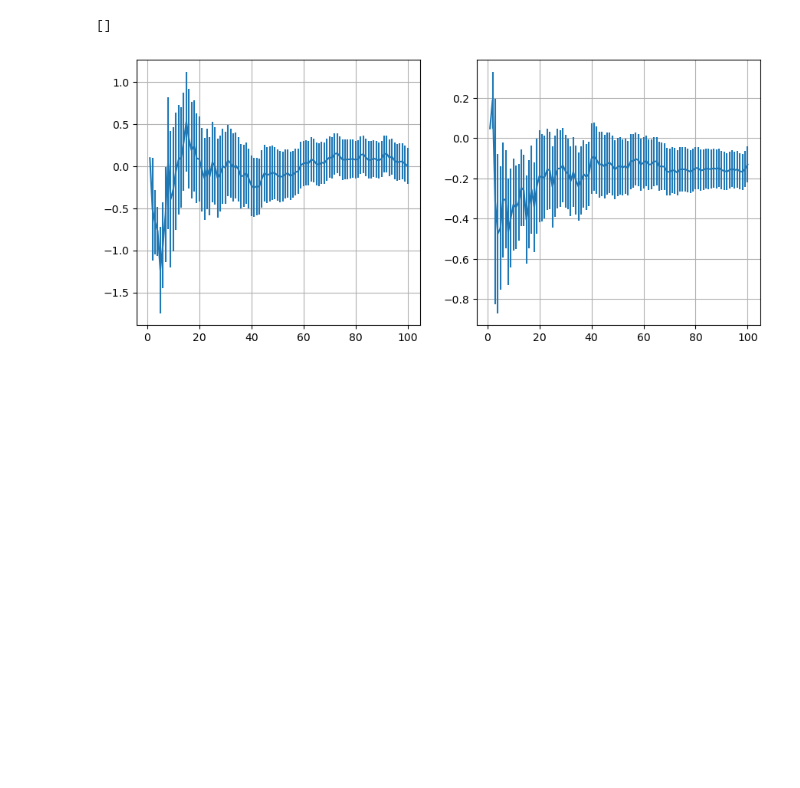
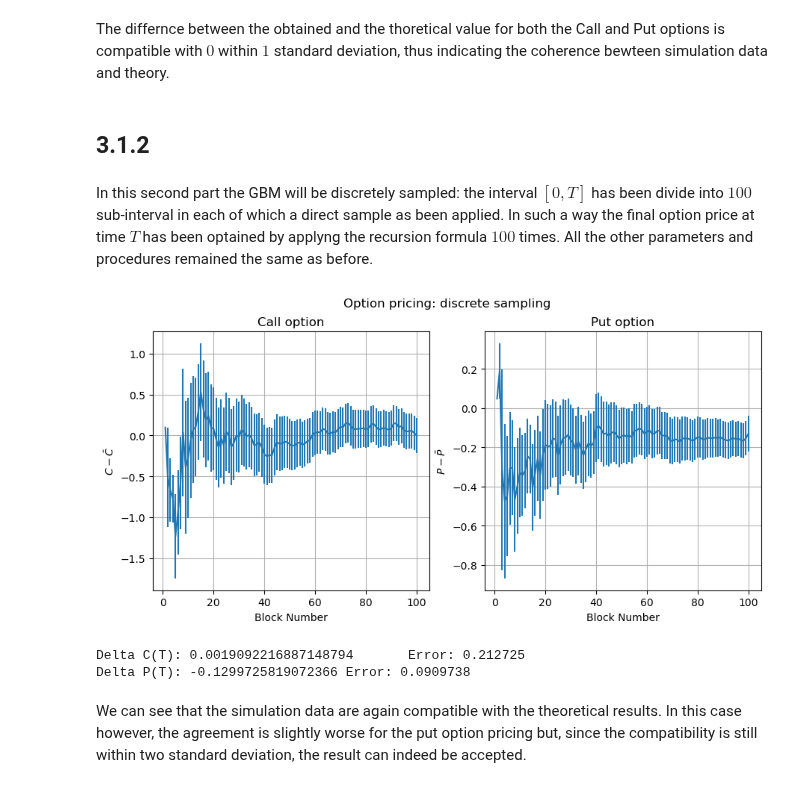
Before and after one commit to YggdrasilUrthr/NSL, a Jupyter notebook: Lab3/Lab3.ipynb, the cells around one changed output. Cells and saved outputs as stored; diff of their text form; code cells hidden in the pictures; blank space fills up the shorter version.

```diff
--- a/Lab3/Lab3.ipynb
+++ b/Lab3/Lab3.ipynb
@@ -23,17 +54,33 @@ plt.plot()
+# %% [markdown]
+The differnce between the obtained and the thoretical value for both the Call and Put options is compatible with $0$ within $1$ standard deviation, thus indicating the coherence bewteen simulation data and theory.
+# %% [markdown]
+## 3.1.2
+# %% [markdown]
+In this second part the GBM will be discretely sampled: the interval $[0, T]$ has been divide into $100$ sub-interval in each of which a direct sample as been applied. In such a way the final option price at time $T$ has been optained by applyng the recursion formula $100$ times. All the other parameters and procedures remained the same as before.
 # %%
 step_data = np.loadtxt(csv_path + "Ex3_1_step.csv", delimiter=',')
 step_data[:,0] = step_data[:,0] - 14.975790778311286
 step_data[:,2] = step_data[:,2] - 5.4595325819072364
 
 fig, axs = plt.subplots(1, 2)
 fig.set_size_inches(10.5, 4.5)
 
 for i in range(0, 4, 2):
 
     axs[int(i / 2)].errorbar(np.arange(1,101,1), step_data[:,i], yerr=step_data[:,i+1])
+    axs[int(i / 2)].set_xlabel("Block Number")
+    axs[int(i / 2)].set_ylabel(y_labels[int(i / 2)])
+    axs[int(i / 2)].set_title(axs_title[int(i / 2)])
     axs[int(i / 2)].grid(True)
 
-plt.plot()
+fig.suptitle("Option pricing: discrete sampling")
+plt.show()
+
+print("Delta C(T): {}\tError: {}".format(step_data[-1,0], step_data[-1,1]))
+print("Delta P(T): {}\tError: {}".format(step_data[-1,2], step_data[-1,3]))
 # %% [output]
+[figure, new version]
-[]
+Delta C(T): 0.0019092216887148794       Error: 0.212725
+Delta P(T): -0.1299725819072366 Error: 0.0909738
-[figure, old version]
+# %% [markdown]
+We can see that the simulation data are again compatible with the theoretical results. In this case however, the agreement is slightly worse for the put option pricing but, since the compatibility is still within two standard deviation, the result can indeed be accepted.
```
Also changed, not shown: parts of 5 cells of this notebook, 3 other files.
